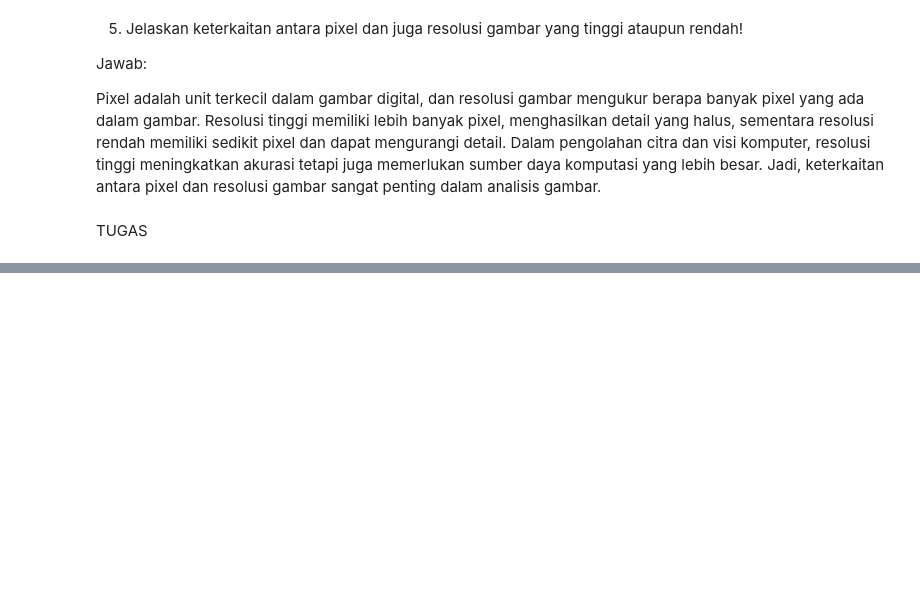
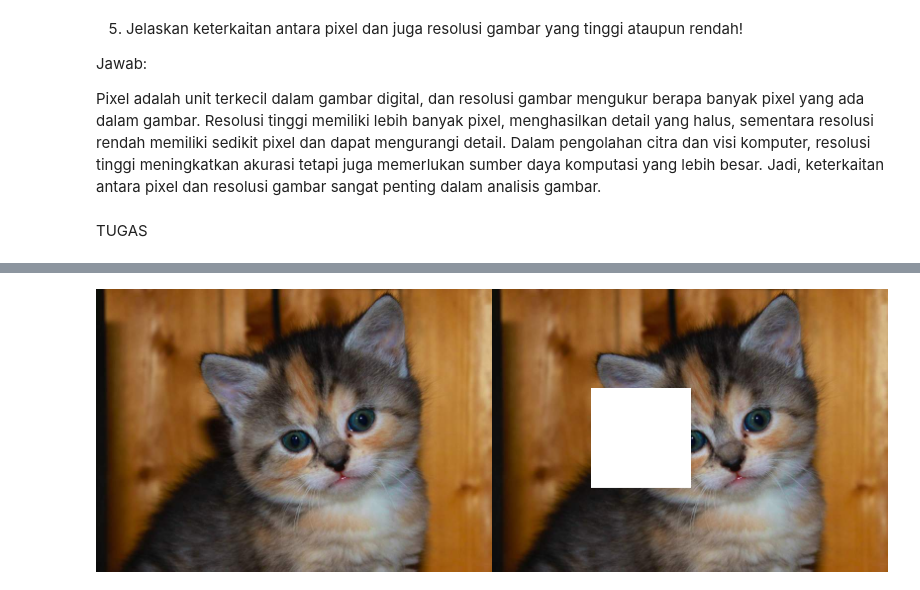
Before and after one commit to abiyasa05/PCVK_Ganjil_2023, a Jupyter notebook: Week1.ipynb, the cells around one changed output, grey strips where cells are left out. Cells and saved outputs as stored; diff of their text form; code cells hidden in the pictures; blank space fills up the shorter version.

```diff
--- a/Week1.ipynb
+++ b/Week1.ipynb
@@ -151,10 +141,0 @@ TUGAS KELOMPOK
-# %%
-urls = ["https://raw.githubusercontent.com/abiyasa05/PCVK_Ganjil_2023/main/KTP.jpeg"]
-
-for url in urls:
-  image = io.imread(url)                          # read image
-  image = cv.resize(image, (0,0), fx=0.5, fy=0.5) # resize image to half size
-  image_2 = cv.cvtColor(image, cv.COLOR_BGR2RGB)  # convert color to RGB
-  final_frame = cv.hconcat((image, image_2))      # concatenate image
-  cv2_imshow(final_frame)                         # show gambar
-  print('\n')
@@ -163,17 +141,0 @@ for url in urls:
-# %%
-from google.colab import files
-import cv2
-import matplotlib.pyplot as plt
-import numpy as np
-
-# Unggah gambar KTP/SIM
-uploaded = files.upload()
-
-# Baca gambar menggunakan OpenCV
-for filename, content in uploaded.items():
-    image = cv2.imdecode(np.frombuffer(content, np.uint8), -1)
-
-    # Tampilkan gambar menggunakan Matplotlib
-    plt.imshow(cv2.cvtColor(image, cv2.COLOR_BGR2RGB))
-    plt.axis('off')
-    plt.show()
@@ -214,0 +142,19 @@ for filename, content in uploaded.items():
+# %%
+# Membuat kotak putih di sembarang tempat
+image_2 = cv.cvtColor(image, cv.COLOR_BGR2RGB)
+image_3 = cv.cvtColor(image, cv.COLOR_BGR2RGB)
+
+# Define the coordinates for the top-left and bottom-right corners of the white box
+x1, y1 = 100, 100  # Top-left corner
+x2, y2 = 200, 200  # Bottom-right corner
+
+# Set the color for the white box (white color in BGR format)
+white_color = [255, 255, 255]
+
+# Draw the white box
+cv.rectangle(image_3, (x1, y1), (x2, y2), white_color, thickness=cv.FILLED)
+
+final_frame = cv.hconcat((image_2, image_3))
+cv2_imshow(final_frame)
+# %% [output]
+[figure, added]
```
Also changed, not shown: parts of 8 cells of this notebook.
